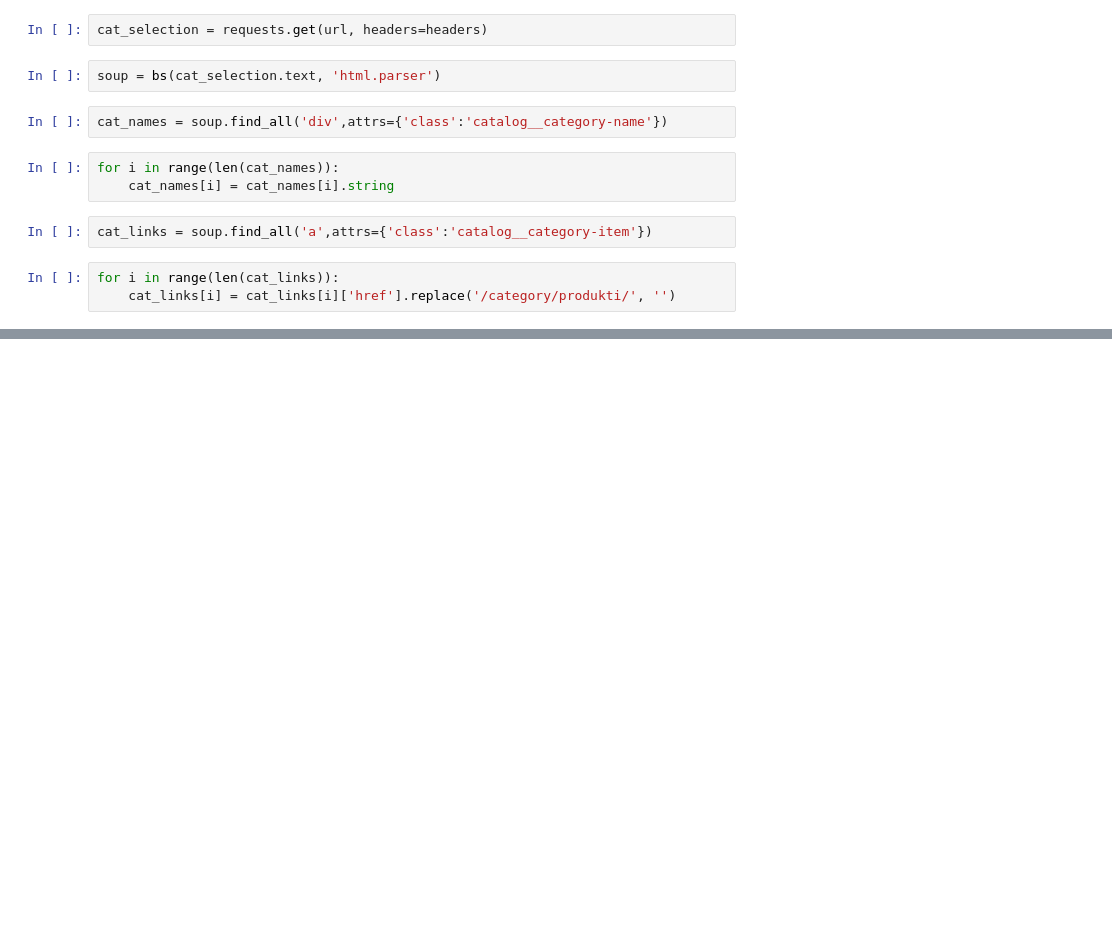
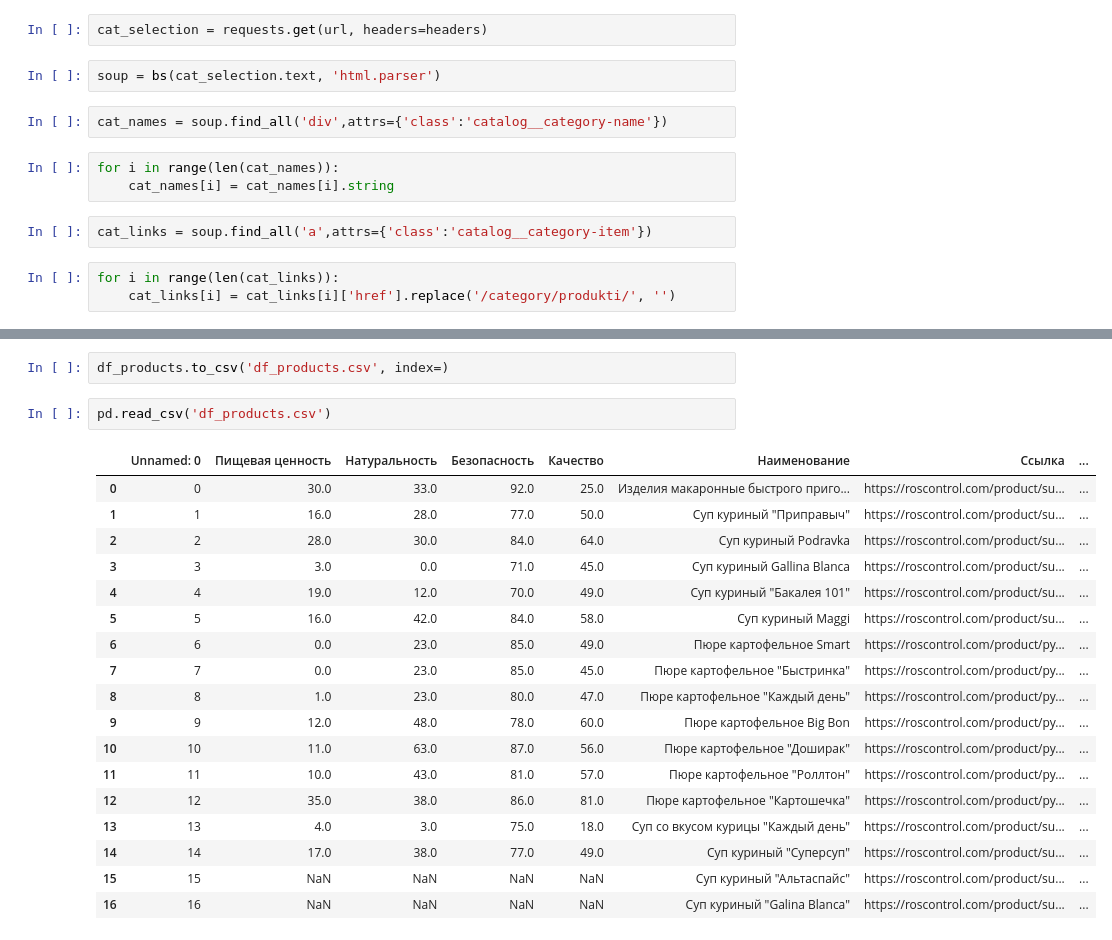
Before and after one commit to PocoCroco/DataCollection-Processing, a Jupyter notebook: Lesson02.ipynb, the cells around one changed output, grey strips where cells are left out. Saved outputs shown, nothing was run; the diff lists cells and outputs as text; blank space fills up the shorter version.

```diff
--- a/Lesson02.ipynb
+++ b/Lesson02.ipynb
@@ -136,0 +168,23 @@ pprint.pp(products_list, sort_dicts=False)
+# %%
+df_products.to_csv('df_products.csv', index=)
+# %%
+pd.read_csv('df_products.csv')
+# %% [output]
+|  | Unnamed: 0 | Пищевая ценность | Натуральность | Безопасность | Качество | Наименование | Ссылка | ... |
+| 0 | 0 | 30.0 | 33.0 | 92.0 | 25.0 | Изделия макаронные быстрого приго... | https://roscontrol.com/product/su... | ... |
+| 1 | 1 | 16.0 | 28.0 | 77.0 | 50.0 | Суп куриный "Приправыч" | https://roscontrol.com/product/su... | ... |
+| 2 | 2 | 28.0 | 30.0 | 84.0 | 64.0 | Суп куриный Podravka | https://roscontrol.com/product/su... | ... |
+| 3 | 3 | 3.0 | 0.0 | 71.0 | 45.0 | Суп куриный Gallina Blanca | https://roscontrol.com/product/su... | ... |
+| 4 | 4 | 19.0 | 12.0 | 70.0 | 49.0 | Суп куриный "Бакалея 101" | https://roscontrol.com/product/su... | ... |
+| 5 | 5 | 16.0 | 42.0 | 84.0 | 58.0 | Суп куриный Maggi | https://roscontrol.com/product/su... | ... |
+| 6 | 6 | 0.0 | 23.0 | 85.0 | 49.0 | Пюре картофельное Smart | https://roscontrol.com/product/py... | ... |
+| 7 | 7 | 0.0 | 23.0 | 85.0 | 45.0 | Пюре картофельное "Быстринка" | https://roscontrol.com/product/py... | ... |
+| 8 | 8 | 1.0 | 23.0 | 80.0 | 47.0 | Пюре картофельное "Каждый день" | https://roscontrol.com/product/py... | ... |
+| 9 | 9 | 12.0 | 48.0 | 78.0 | 60.0 | Пюре картофельное Big Bon | https://roscontrol.com/product/py... | ... |
+| 10 | 10 | 11.0 | 63.0 | 87.0 | 56.0 | Пюре картофельное "Доширак" | https://roscontrol.com/product/py... | ... |
+| 11 | 11 | 10.0 | 43.0 | 81.0 | 57.0 | Пюре картофельное "Роллтон" | https://roscontrol.com/product/py... | ... |
+| 12 | 12 | 35.0 | 38.0 | 86.0 | 81.0 | Пюре картофельное "Картошечка" | https://roscontrol.com/product/py... | ... |
+| 13 | 13 | 4.0 | 3.0 | 75.0 | 18.0 | Суп со вкусом курицы "Каждый день" | https://roscontrol.com/product/su... | ... |
+| 14 | 14 | 17.0 | 38.0 | 77.0 | 49.0 | Суп куриный "Суперсуп" | https://roscontrol.com/product/su... | ... |
+| 15 | 15 | NaN | NaN | NaN | NaN | Суп куриный "Альтаспайс" | https://roscontrol.com/product/su... | ... |
+| 16 | 16 | NaN | NaN | NaN | NaN | Суп куриный "Galina Blanca" | https://roscontrol.com/product/su... | ... |
```
Also changed, not shown: parts of 22 cells of this notebook, 1 other file.
